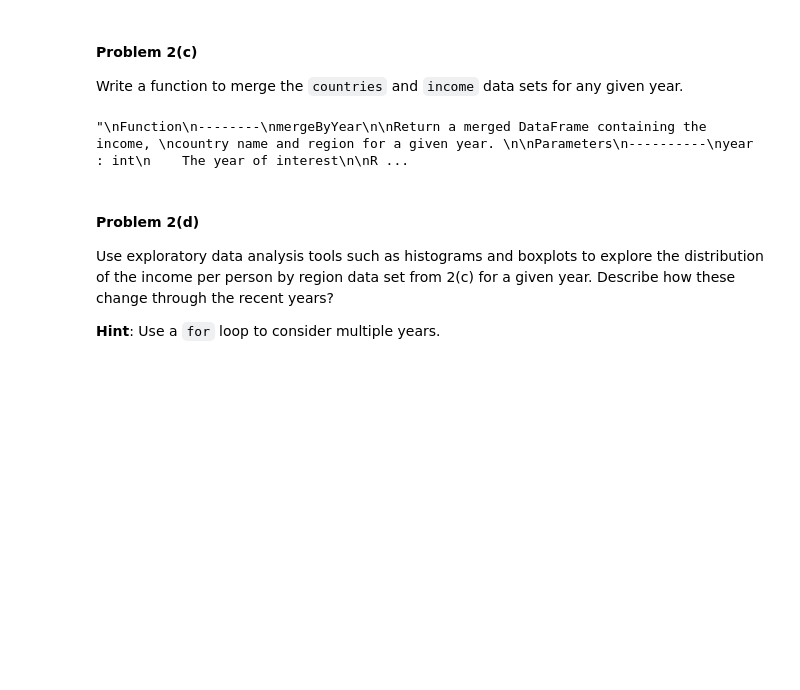
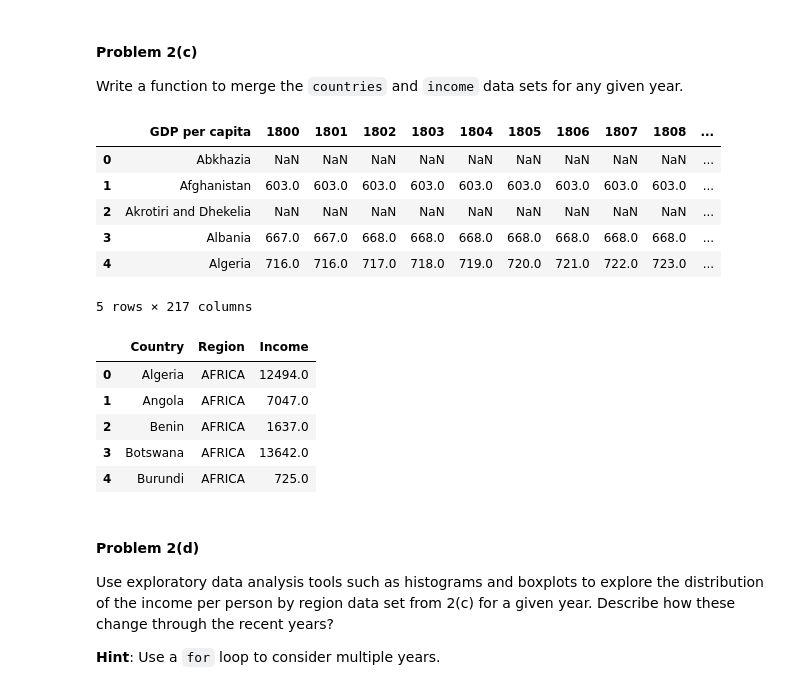
Before and after one commit to karlloic/cs109-2014-homework, a Jupyter notebook: HW1.ipynb, the cells around one changed output. Saved outputs shown, nothing was run; the diff lists cells and outputs as text; code cells hidden in the pictures; blank space fills up the shorter version.

```diff
--- a/HW1.ipynb
+++ b/HW1.ipynb
@@ -279,6 +341,16 @@ Graphically display the distribution of income per person across all countries i
 #### Problem 2(c)
 
 Write a function to merge the `countries` and `income` data sets for any given year.
+# %%
+income.head()
+# %% [output]
+|  | GDP per capita | 1800 | 1801 | 1802 | 1803 | 1804 | 1805 | 1806 | 1807 | 1808 | ... |
+| 0 | Abkhazia | NaN | NaN | NaN | NaN | NaN | NaN | NaN | NaN | NaN | ... |
+| 1 | Afghanistan | 603.0 | 603.0 | 603.0 | 603.0 | 603.0 | 603.0 | 603.0 | 603.0 | 603.0 | ... |
+| 2 | Akrotiri and Dhekelia | NaN | NaN | NaN | NaN | NaN | NaN | NaN | NaN | NaN | ... |
+| 3 | Albania | 667.0 | 667.0 | 668.0 | 668.0 | 668.0 | 668.0 | 668.0 | 668.0 | 668.0 | ... |
+| 4 | Algeria | 716.0 | 716.0 | 717.0 | 718.0 | 719.0 | 720.0 | 721.0 | 722.0 | 723.0 | ... |
+5 rows × 217 columns
 # %%
 """
 Function
@@ -304,8 +376,17 @@ Example
 >>> mergeByYear(2010)
 """
 #your code here
+def mergeByYear(year):
+    incomeCopy = income.copy().rename(columns={"GDP per capita": 'Country'})[['Country', year]]
+    return pd.merge(countries, incomeCopy, on='Country').rename(columns={year: 'Income'})
+mergeByYear(2010).head()
 # %% [output]
-"\nFunction\n--------\nmergeByYear\n\nReturn a merged DataFrame containing the income, \ncountry name and region for a given year. \n\nParameters\n----------\nyear : int\n    The year of interest\n\nR ...
+|  | Country | Region | Income |
+| 0 | Algeria | AFRICA | 12494.0 |
+| 1 | Angola | AFRICA | 7047.0 |
+| 2 | Benin | AFRICA | 1637.0 |
+| 3 | Botswana | AFRICA | 13642.0 |
+| 4 | Burundi | AFRICA | 725.0 |
 # %% [markdown]
 #### Problem 2(d)
 
```
Also changed, not shown: parts of 15 cells of this notebook.
